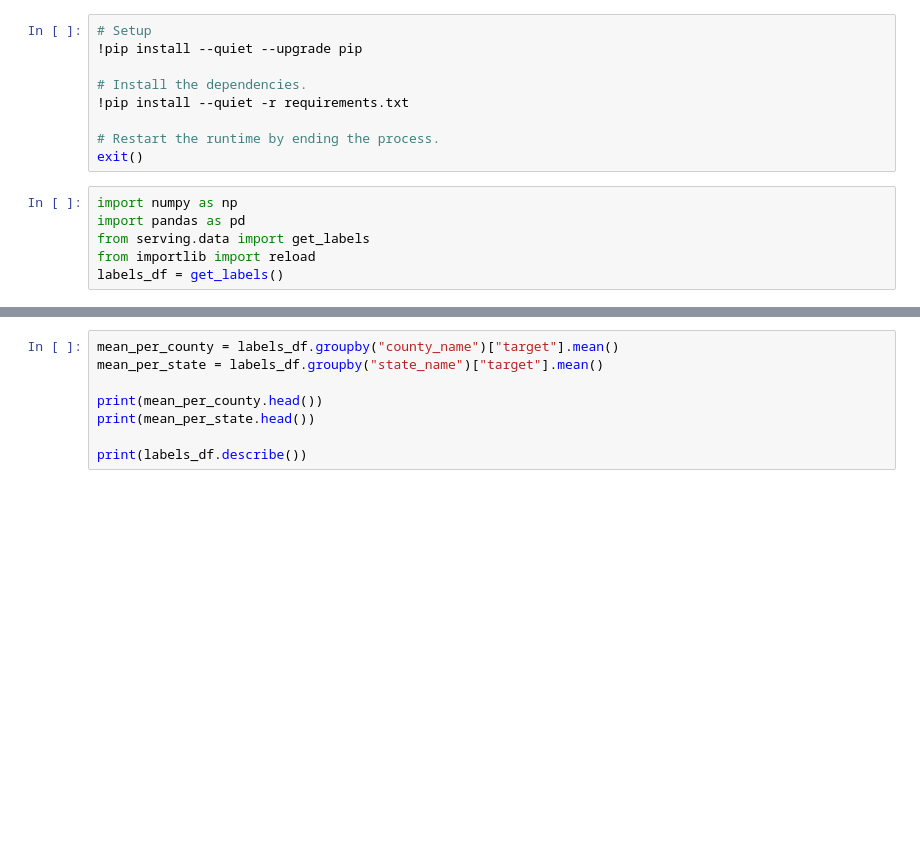
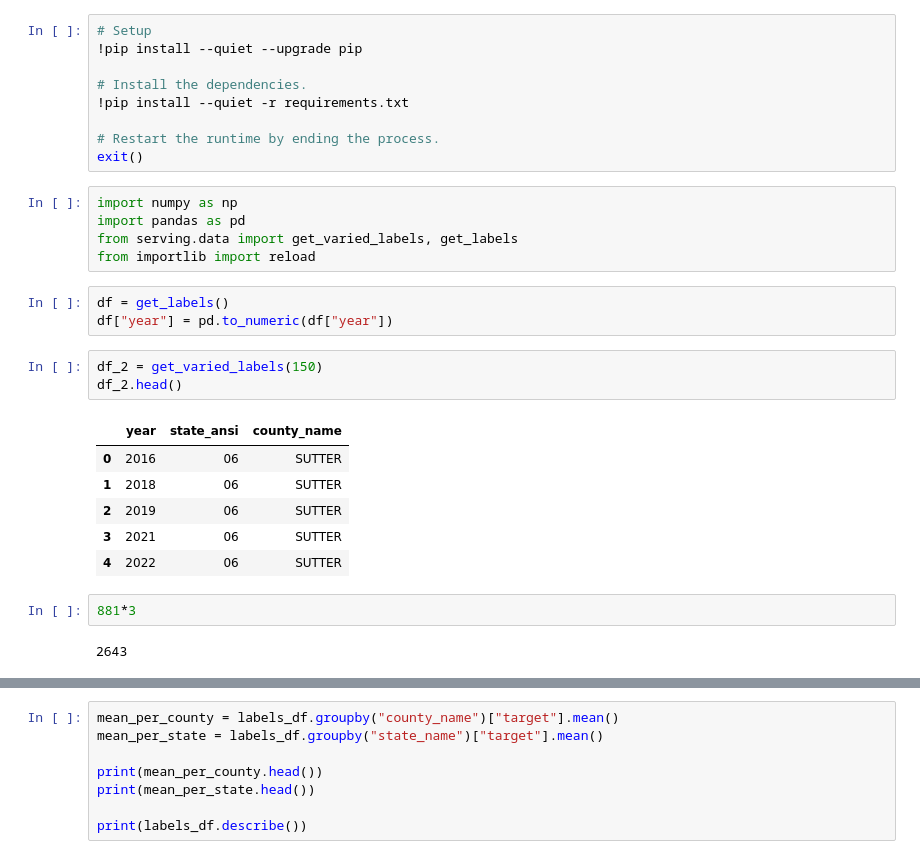
Before and after one commit to tskorkowski/crop_yield_prediction_CAS, a Jupyter notebook: 2_gc-pipeline/labels.ipynb, the cells around one changed output, grey strips where cells are left out. Cells and saved outputs as stored; diff of their text form; blank space fills up the shorter version.

Commit message:
100-counties-high-data-spread

```diff
--- a/2_gc-pipeline/labels.ipynb
+++ b/2_gc-pipeline/labels.ipynb
@@ -10,6 +10,22 @@ exit()
 # %%
 import numpy as np
 import pandas as pd
-from serving.data import get_labels
+from serving.data import get_varied_labels, get_labels
 from importlib import reload
-labels_df = get_labels()
+# %%
+df = get_labels()
+df["year"] = pd.to_numeric(df["year"])
+# %%
+df_2 = get_varied_labels(150)
+df_2.head()
+# %% [output]
+|  | year | state_ansi | county_name |
+| 0 | 2016 | 06 | SUTTER |
+| 1 | 2018 | 06 | SUTTER |
+| 2 | 2019 | 06 | SUTTER |
+| 3 | 2021 | 06 | SUTTER |
+| 4 | 2022 | 06 | SUTTER |
+# %%
+881*3
+# %% [output]
+2643
```
Also changed, not shown: parts of 9 cells of this notebook, 3 other files.
